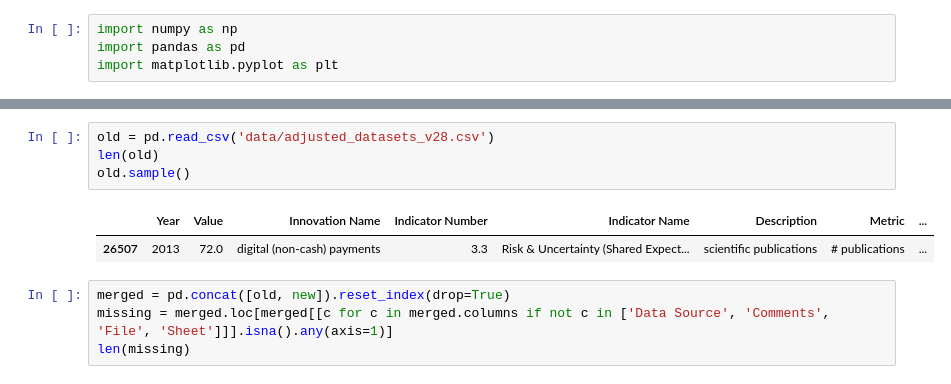
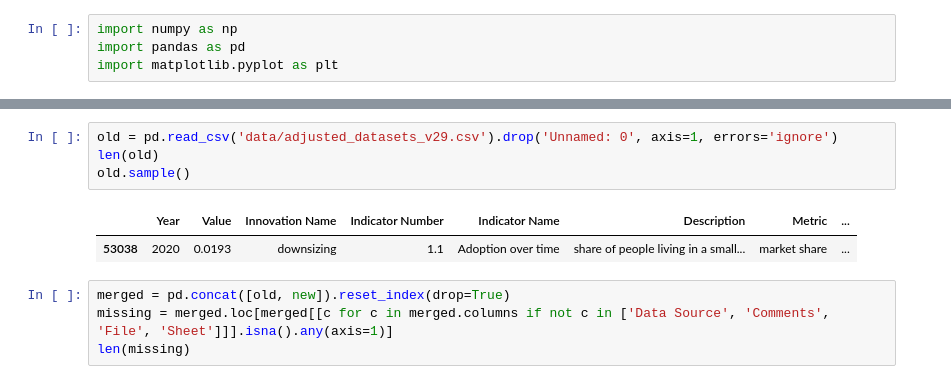
Before and after one commit to marlinarnz/dosi, a Jupyter notebook: data_merge.ipynb, the cells around one changed output, grey strips where cells are left out. Drawn from its saved outputs; the diff is of its cells as text.

```diff
--- a/data_merge.ipynb
+++ b/data_merge.ipynb
@@ -32,10 +32,10 @@ for (name, inno), ax in zip({i[0]:i[1] for i in list(innos)}.items(), axs):
 # %%
-old = pd.read_csv('data/adjusted_datasets_v28.csv')
+old = pd.read_csv('data/adjusted_datasets_v29.csv').drop('Unnamed: 0', axis=1, errors='ignore')
 len(old)
 old.sample()
 # %% [output]
 |  | Year | Value | Innovation Name | Indicator Number | Indicator Name | Description | Metric | ... |
-| 26507 | 2013 | 72.0 | digital (non-cash) payments | 3.3 | Risk & Uncertainty (Shared Expect... | scientific publications | # publications | ... |
+| 53038 | 2020 | 0.0193 | downsizing | 1.1 | Adoption over time | share of people living in a small... | market share | ... |
 # %%
 merged = pd.concat([old, new]).reset_index(drop=True)
 missing = merged.loc[merged[[c for c in merged.columns if not c in ['Data Source', 'Comments', 'File', 'Sheet']]].isna().any(axis=1)]
```
Also changed, not shown: parts of 3 cells of this notebook, 1 other file.
